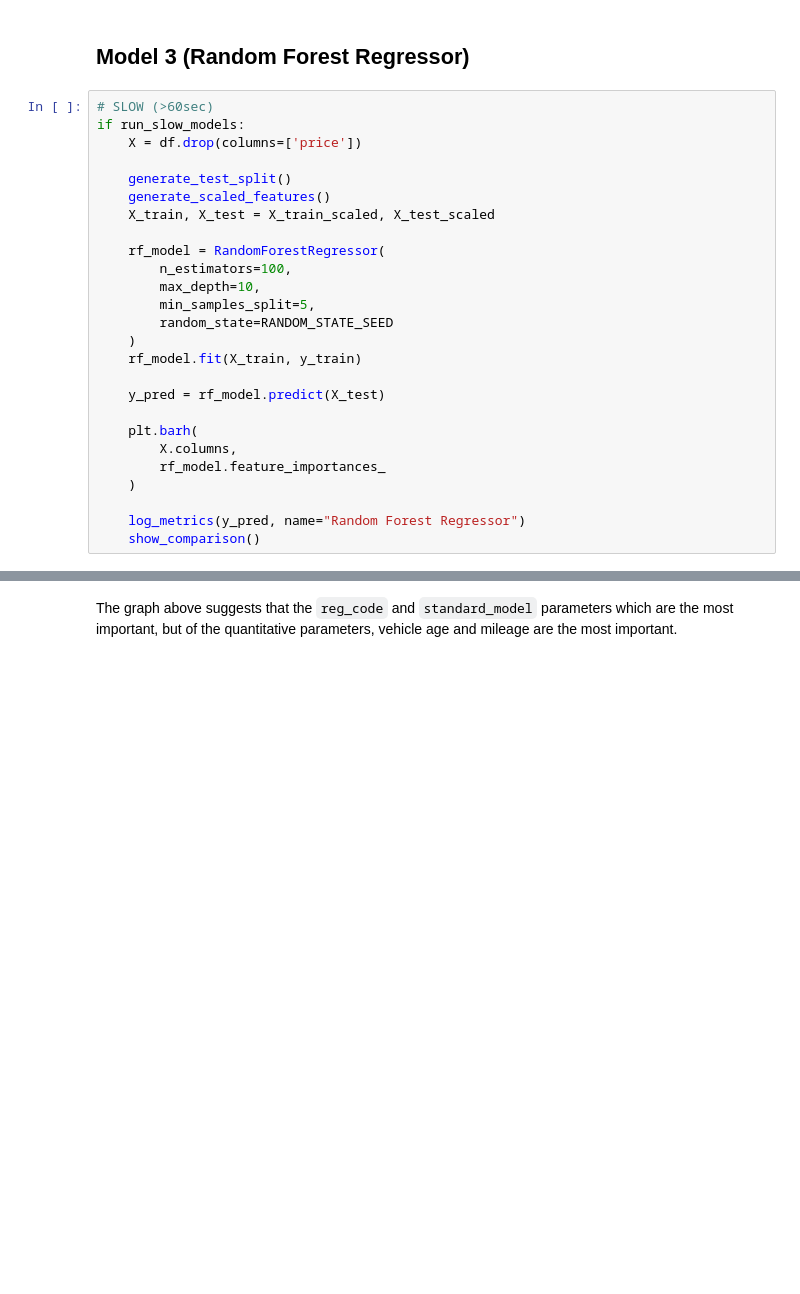
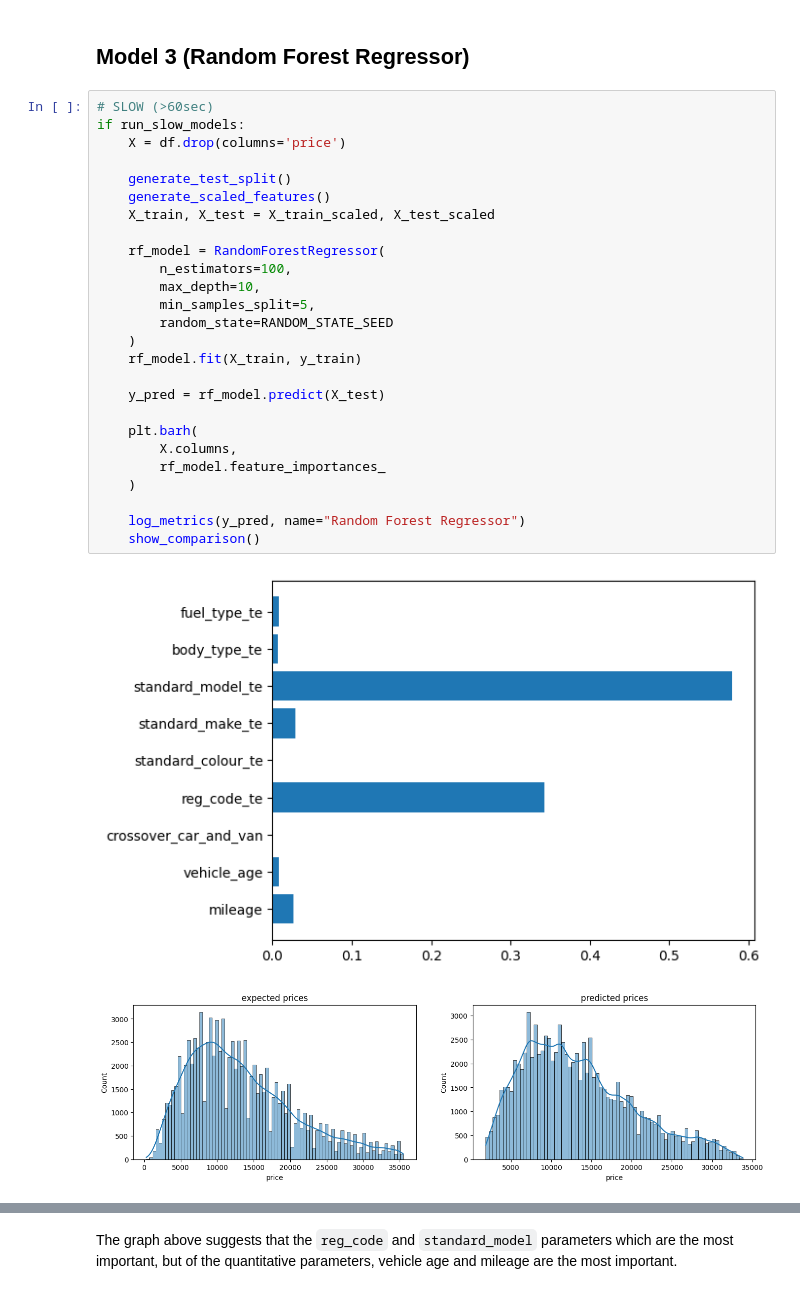
Before and after one commit to jake05050505/UA92-12-Applied_Artificial_Intelligence, a Jupyter notebook: assignment.ipynb, the cells around one changed output, grey strips where cells are left out. Drawn from its saved outputs; the diff is of its cells as text; blank space fills up the shorter version.

```diff
--- a/assignment.ipynb
+++ b/assignment.ipynb
@@ -503,26 +727,29 @@ show_comparison()
 # %%
 # SLOW (>60sec)
 if run_slow_models:
-    X = df.drop(columns=['price'])
+    X = df.drop(columns='price')
 
     generate_test_split()
     generate_scaled_features()
     X_train, X_test = X_train_scaled, X_test_scaled
 
     rf_model = RandomForestRegressor(
         n_estimators=100,
         max_depth=10,
         min_samples_split=5,
         random_state=RANDOM_STATE_SEED
     )
     rf_model.fit(X_train, y_train)
 
     y_pred = rf_model.predict(X_test)
 
     plt.barh(
         X.columns,
         rf_model.feature_importances_
     )
 
     log_metrics(y_pred, name="Random Forest Regressor")
     show_comparison()
+# %% [output]
+[figure, added]
+[figure, added]
```
Also changed, not shown: parts of 34 cells of this notebook.
